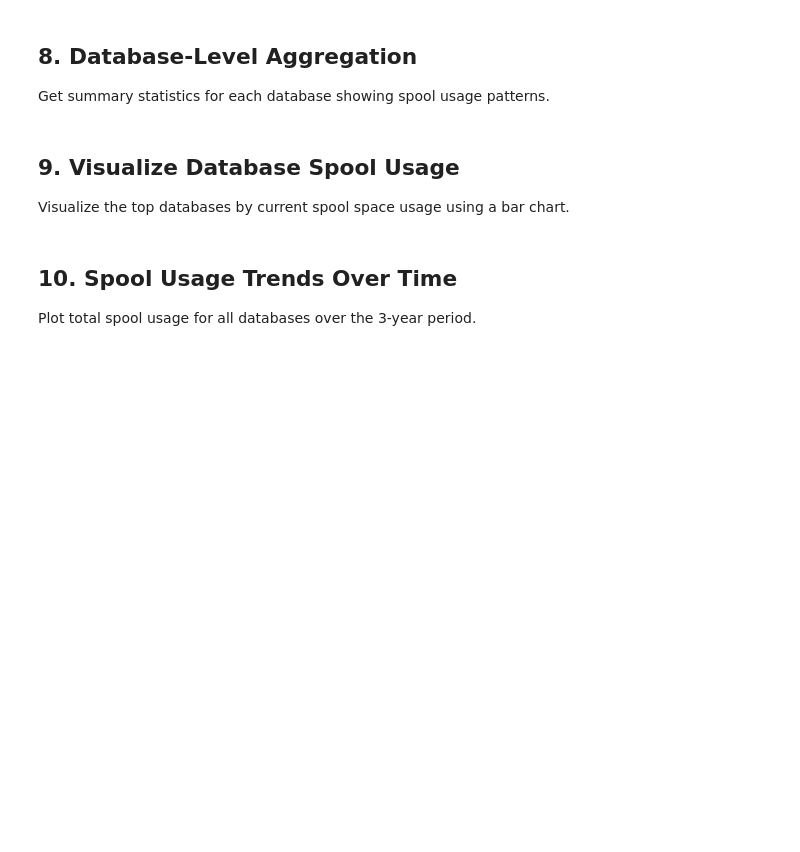
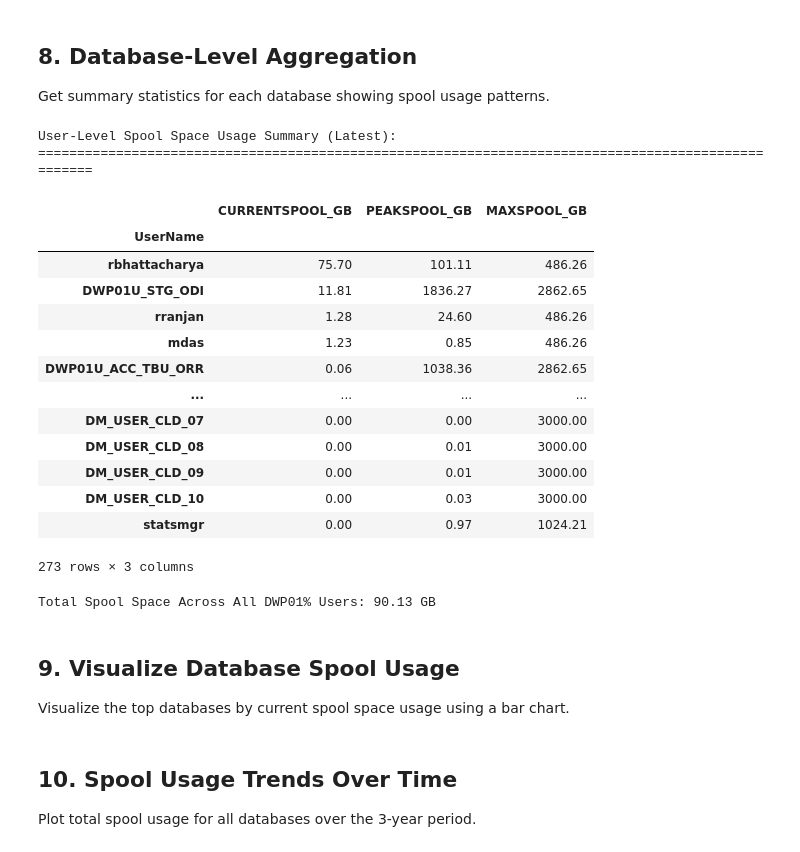
Before and after one commit to clydewatts1/ubiquitous-palm-tree, a Jupyter notebook: teradata_spoolspace.ipynb, the cells around one changed output. Drawn from its saved outputs; the diff is of its cells as text; code cells hidden in the pictures; blank space fills up the shorter version.

```diff
--- a/teradata_spoolspace.ipynb
+++ b/teradata_spoolspace.ipynb
@@ -184,31 +286,48 @@ Get summary statistics for each database showing spool usage patterns.
 # %%
 if df is not None and not df.empty:
     # Get most recent data
-    latest_data = df.loc[df.groupby('DatabaseName')['LogDate'].idxmax()]
+    latest_data = df.loc[df.groupby('UserName')['LogDate'].idxmax()]
 
-    # Aggregate by database
-    db_summary = latest_data.groupby('DatabaseName').agg({
+    # Aggregate by user
+    user_summary = latest_data.groupby('UserName').agg({
         'CURRENTSPOOL': 'first',
         'PEAKSPOOL': 'first',
-        'MAXSPOOL': 'first',
-        'CURRENTSPOOLSKEW': 'first'
+        'MAXSPOOL': 'first'
     }).round(2)
 
     # Convert to GB
-    db_summary['CURRENTSPOOL_GB'] = (db_summary['CURRENTSPOOL'] / 1024**3).round(2)
-    db_summary['PEAKSPOOL_GB'] = (db_summary['PEAKSPOOL'] / 1024**3).round(2)
-    db_summary['MAXSPOOL_GB'] = (db_summary['MAXSPOOL'] / 1024**3).round(2)
+    user_summary['CURRENTSPOOL_GB'] = (user_summary['CURRENTSPOOL'] / 1024**3).round(2)
+    user_summary['PEAKSPOOL_GB'] = (user_summary['PEAKSPOOL'] / 1024**3).round(2)
+    user_summary['MAXSPOOL_GB'] = (user_summary['MAXSPOOL'] / 1024**3).round(2)
 
     # Sort by current usage
-    db_summary = db_summary.sort_values('CURRENTSPOOL_GB', ascending=False)
+    user_summary = user_summary.sort_values('CURRENTSPOOL_GB', ascending=False)
 
-    print("\nDatabase-Level Spool Space Usage Summary (Latest):")
+    print("\nUser-Level Spool Space Usage Summary (Latest):")
     print("=" * 100)
-    display(db_summary[['CURRENTSPOOL_GB', 'PEAKSPOOL_GB', 'MAXSPOOL_GB', 'CURRENTSPOOLSKEW']])
+    display(user_summary[['CURRENTSPOOL_GB', 'PEAKSPOOL_GB', 'MAXSPOOL_GB']])
 
-    print(f"\nTotal Spool Space Across All DWP01% Databases: {db_summary['CURRENTSPOOL_GB'].sum():,.2f} GB")
+    print(f"\nTotal Spool Space Across All DWP01% Users: {user_summary['CURRENTSPOOL_GB'].sum():,.2f} GB")
 else:
-    print("No data available for database aggregation.")
+    print("No data available for user aggregation.")
+# %% [output]
+User-Level Spool Space Usage Summary (Latest):
+====================================================================================================
+|  | CURRENTSPOOL_GB | PEAKSPOOL_GB | MAXSPOOL_GB |
+| UserName |  |  |  |
+| rbhattacharya | 75.70 | 101.11 | 486.26 |
+| DWP01U_STG_ODI | 11.81 | 1836.27 | 2862.65 |
+| rranjan | 1.28 | 24.60 | 486.26 |
+| mdas | 1.23 | 0.85 | 486.26 |
+| DWP01U_ACC_TBU_ORR | 0.06 | 1038.36 | 2862.65 |
+| ... | ... | ... | ... |
+| DM_USER_CLD_07 | 0.00 | 0.00 | 3000.00 |
+| DM_USER_CLD_08 | 0.00 | 0.01 | 3000.00 |
+| DM_USER_CLD_09 | 0.00 | 0.01 | 3000.00 |
+| DM_USER_CLD_10 | 0.00 | 0.03 | 3000.00 |
+| statsmgr | 0.00 | 0.97 | 1024.21 |
+273 rows × 3 columns
+Total Spool Space Across All DWP01% Users: 90.13 GB
 # %% [markdown]
 ## 9. Visualize Database Spool Usage
 
```
Also changed, not shown: parts of 10 cells of this notebook, 2 other files.
